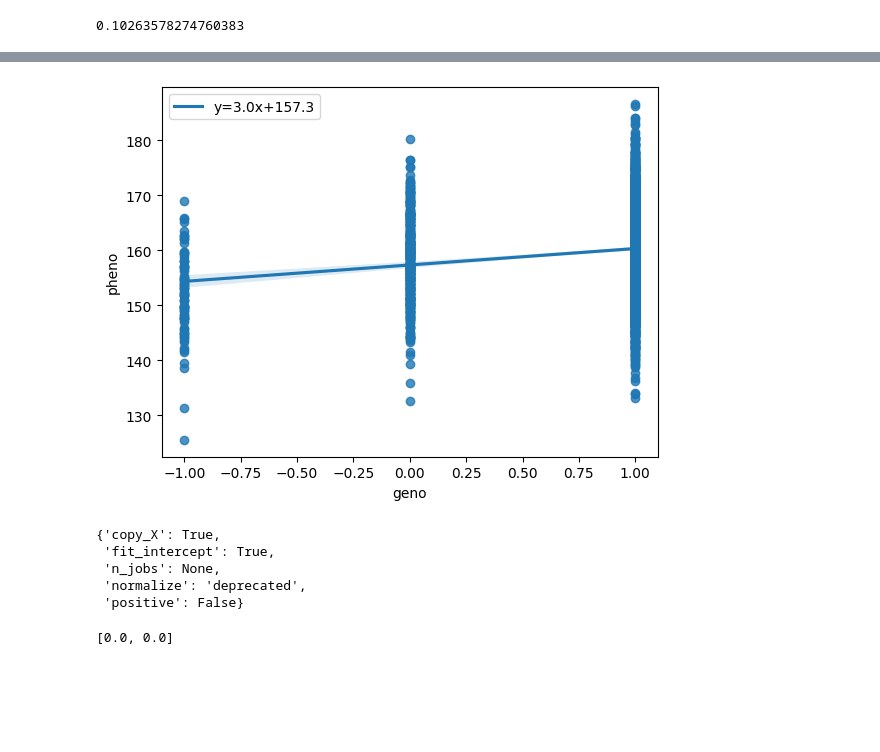
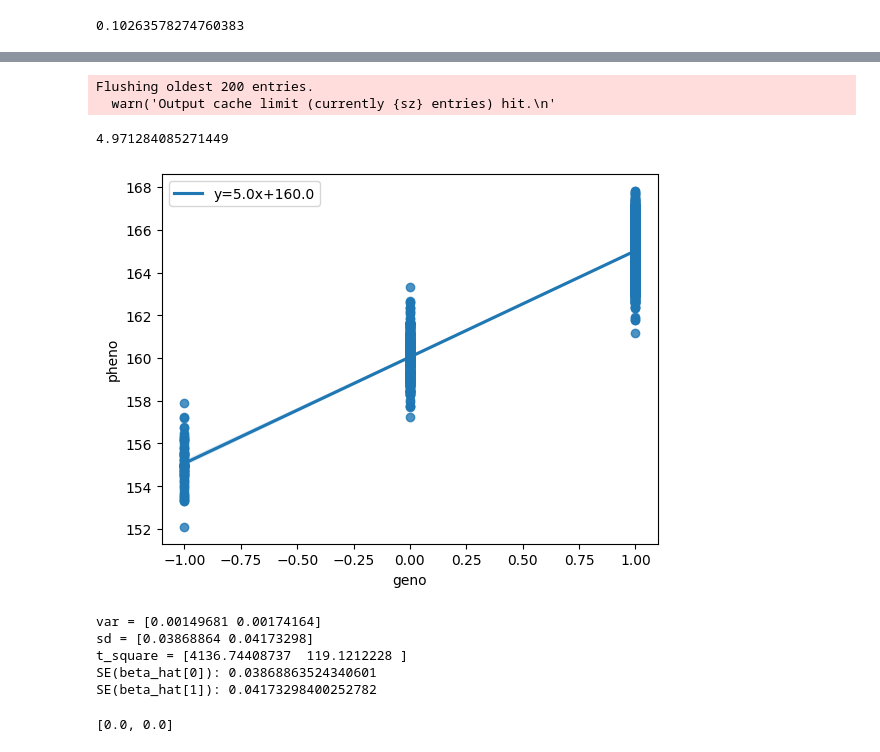
Before and after one commit to mat2m10/powercontrol, a Jupyter notebook: power.ipynb, the cells around one changed output, grey strips where cells are left out. Saved outputs shown, nothing was run; the diff lists cells and outputs as text; code cells hidden in the pictures; blank space fills up the shorter version.

```diff
--- a/power.ipynb
+++ b/power.ipynb
@@ -59,13 +71,17 @@ maf
 mean_min_H0 = 0
 mean_het_H0 = 0
 mean_maj_H0 = 0
+# %%
+true_mean = 160
+true_effect = 5
+true_sd = 40
 # %%
-mean_min = 152
-mean_het = 159
-mean_maj = 160
-sigma_min = 8
-sigma_het = 8
-sigma_maj = 8
+mean_min = true_mean - true_effect
+mean_het = true_mean
+mean_maj = true_mean + true_effect
+sigma_min = true_sd
+sigma_het = true_sd
+sigma_maj = true_sd
 pheno = []
 for var in list(geno[geno.columns[i]]):
     if var == 1:
@@ -108,3 +149,4 @@ reg.score(X, y)
 # %%
-reg.coef_[0][0]
+estimated_effect = reg.coef_[0][0]
+estimated_effect
 # %% [output]
@@ -112,3 +154,4 @@ reg.coef_[0][0]
 # %%
-reg.intercept_[0]
+estimated_intercept = reg.intercept_[0]
+estimated_intercept
 # %% [output]
@@ -124,23 +167,28 @@ find_lin_reg(1)
+# %%
+estimated_effect
+# %% [output]
+Flushing oldest 200 entries.
+  warn('Output cache limit (currently {sz} entries) hit.\n'
+4.971284085271449
 # %%
 # use line_kws to set line label for legend
 ax = sns.regplot(x="geno", y="pheno", data=df_pheno,
- line_kws={'label':"y={0:.1f}x+{1:.1f}".format(reg.coef_[0][0],reg.intercept_[0])})
+ line_kws={'label':"y={0:.1f}x+{1:.1f}".format(estimated_effect,estimated_intercept)})
 
 # plot legend
 ax.legend()
 
 plt.show()
 # %% [output]
-[figure, old version]
+[figure, new version]
-# %%
-reg.get_params()
-# %% [output]
-{'copy_X': True,
- 'fit_intercept': True,
- 'n_jobs': None,
- 'normalize': 'deprecated',
- 'positive': False}
 # %%
+N = len(X)
+p = len(X.columns) + 1
+
+X_with_intercept = np.empty(shape=(N, p), dtype=float)
+X_with_intercept[:, 0] = 1
+X_with_intercept[:, 1:p] = X.values
+
 params = np.append(reg.intercept_,reg.coef_)
 predictions = reg.predict(X)
 new_y = (y-predictions)**2
@@ -151,11 +199,31 @@ var_b = MSE*(np.linalg.inv(np.dot(newX.T,newX)).diagonal())
 sd_b = np.sqrt(var_b)
 ts_b = params/ sd_b
 
+print(f"var = {var_b}")
+print(f"sd = {sd_b}")
+print(f"t_square = {ts_b}")
 p_values =[2*(1-stats.t.cdf(np.abs(i),(len(newX)-len(newX.columns)))) for i in ts_b]
+
+residuals = y - predictions
+residual_sum_of_squares = residuals.T @ residuals
+sigma_squared_hat = residual_sum_of_squares['pheno'].pheno / (N - p)
+var_beta_hat = np.linalg.inv(X_with_intercept.T @ X_with_intercept) * sigma_squared_hat
+
+SE = []
+for p_ in range(p):
+    standard_error = var_beta_hat[p_, p_] ** 0.5
+    SE.append(standard_error)
+    print(f"SE(beta_hat[{p_}]): {standard_error}")
 
 sd_b = np.round(sd_b,3)
 ts_b = np.round(ts_b,3)
 params = np.round(params,4)
+# %% [output]
+var = [0.00149681 0.00174164]
+sd = [0.03868864 0.04173298]
+t_square = [4136.74408737  119.1212228 ]
+SE(beta_hat[0]): 0.03868863524340601
+SE(beta_hat[1]): 0.04173298400252782
 # %%
 p_values
 # %% [output]
```
Also changed, not shown: parts of 34 cells of this notebook.
